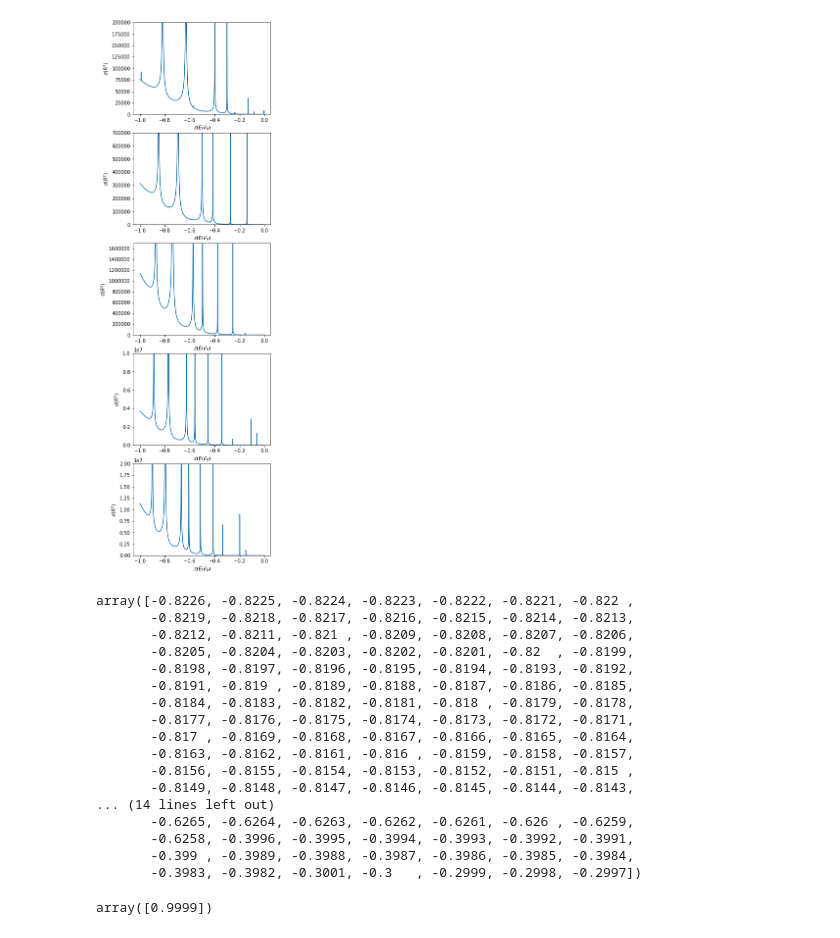
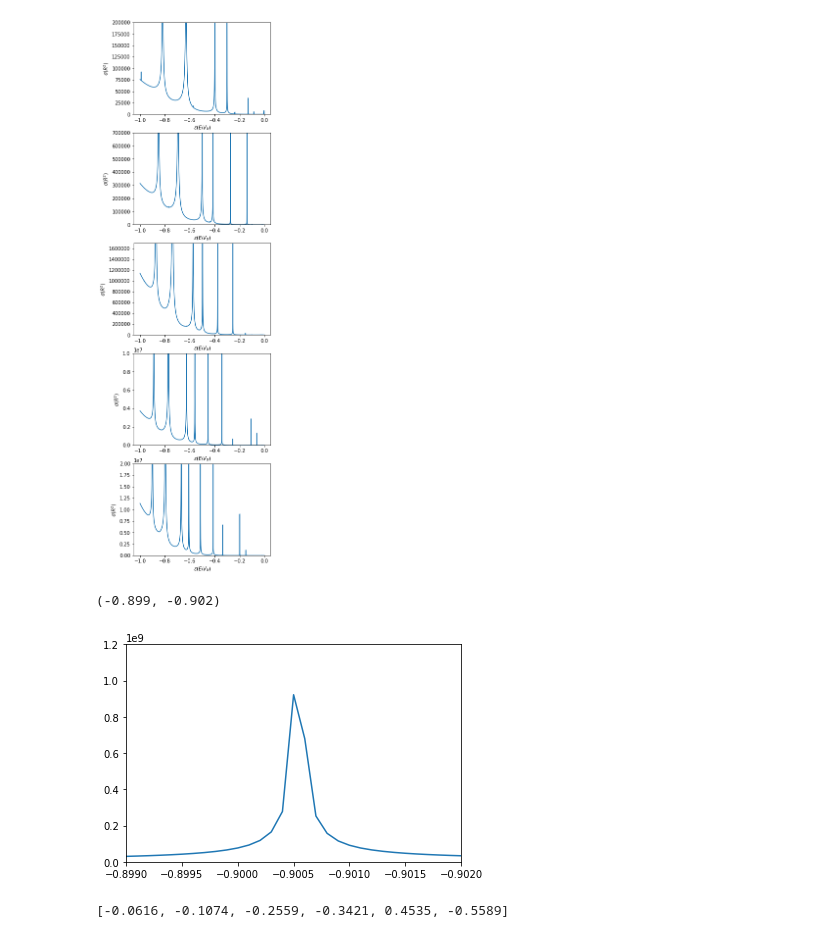
Before and after one commit to SantiagoBeltran/TareaParticulas, a Jupyter notebook: TareaParticulas.ipynb, the cells around one changed output. Drawn from its saved outputs; the diff is of its cells as text; code cells hidden in the pictures.

```diff
--- a/TareaParticulas.ipynb
+++ b/TareaParticulas.ipynb
@@ -88,27 +92,20 @@ for i in range(len(rho)):
 plt.savefig("scatteringPlot.png")
 # %% [output]
 [figure]
-# %%
-x[sigma(x,np.sqrt(40))>200000]
-# %% [output]
-array([-0.8226, -0.8225, -0.8224, -0.8223, -0.8222, -0.8221, -0.822 ,
-       -0.8219, -0.8218, -0.8217, -0.8216, -0.8215, -0.8214, -0.8213,
-       -0.8212, -0.8211, -0.821 , -0.8209, -0.8208, -0.8207, -0.8206,
-       -0.8205, -0.8204, -0.8203, -0.8202, -0.8201, -0.82  , -0.8199,
-       -0.8198, -0.8197, -0.8196, -0.8195, -0.8194, -0.8193, -0.8192,
-       -0.8191, -0.819 , -0.8189, -0.8188, -0.8187, -0.8186, -0.8185,
-       -0.8184, -0.8183, -0.8182, -0.8181, -0.818 , -0.8179, -0.8178,
-       -0.8177, -0.8176, -0.8175, -0.8174, -0.8173, -0.8172, -0.8171,
-       -0.817 , -0.8169, -0.8168, -0.8167, -0.8166, -0.8165, -0.8164,
-       -0.8163, -0.8162, -0.8161, -0.816 , -0.8159, -0.8158, -0.8157,
-       -0.8156, -0.8155, -0.8154, -0.8153, -0.8152, -0.8151, -0.815 ,
-       -0.8149, -0.8148, -0.8147, -0.8146, -0.8145, -0.8144, -0.8143,
-... (14 lines left out)
-       -0.6265, -0.6264, -0.6263, -0.6262, -0.6261, -0.626 , -0.6259,
-       -0.6258, -0.3996, -0.3995, -0.3994, -0.3993, -0.3992, -0.3991,
-       -0.399 , -0.3989, -0.3988, -0.3987, -0.3986, -0.3985, -0.3984,
-       -0.3983, -0.3982, -0.3001, -0.3   , -0.2999, -0.2998, -0.2997])
-# %%
-x
-# %% [output]
-array([0.9999])
+# %%
+plt.figure()
+x=np.arange(-0.9999,0.0,0.0001)
+plt.plot(x, C[4])
+plt.ylim(0,1200000000)
+plt.xlim(-0.899,-0.902)
+# %% [output]
+(-0.899, -0.902)
+[figure, added]
+# %%
+[-0.0055,-0.1306,-0.299,-0.3989,-0.6303,-0.8177]
+[-0.1402,-0.2735,-0.4143,-0.5007,-0.6941,-0.8495]
+[-0.0033, -0.153, -0.2535, -0.3763, -0.4968, -0.5726,-0.7387, -0.8716]
+[-0.0616, -0.1074, -0.2559, -0.3421, -0.4535, -0.5589,-0.6262,-0.7717,-0.888]
+[-0.1384, -0.1491, -0.1974, -0.3365, -0.4123, -0.5135, -0.6072, -0.6676, -0.7972, -0.]
+# %% [output]
+[-0.0616, -0.1074, -0.2559, -0.3421, 0.4535, -0.5589]
```
Also changed, not shown: parts of 4 cells of this notebook.
